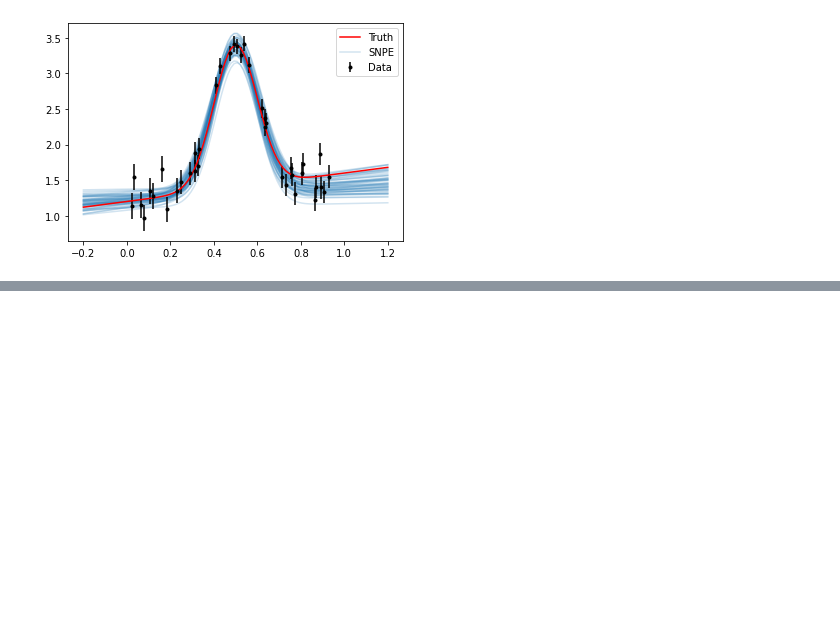
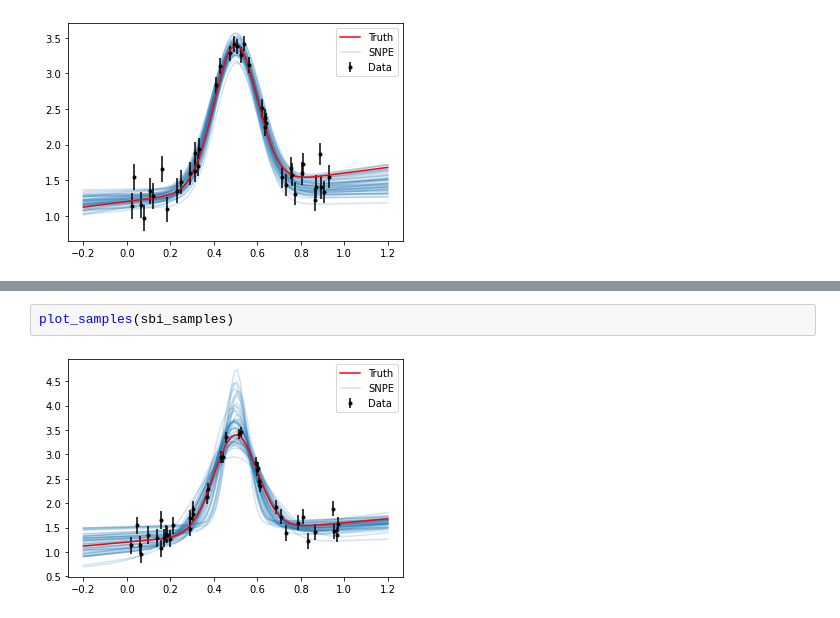
Before and after one commit to jecampagne/ML-toys, a Jupyter notebook: Demo_SBI_HMC.ipynb, the cells around one changed output, grey strips where cells are left out. Drawn from its saved outputs; the diff is of its cells as text; blank space fills up the shorter version.

```diff
--- a/Demo_SBI_HMC.ipynb
+++ b/Demo_SBI_HMC.ipynb
@@ -415,0 +454,4 @@ plot_samples(sbi_samples)
+# %%
+plot_samples(sbi_samples)
+# %% [output]
+[figure, added]
```
Also changed, not shown: parts of 14 cells of this notebook.
